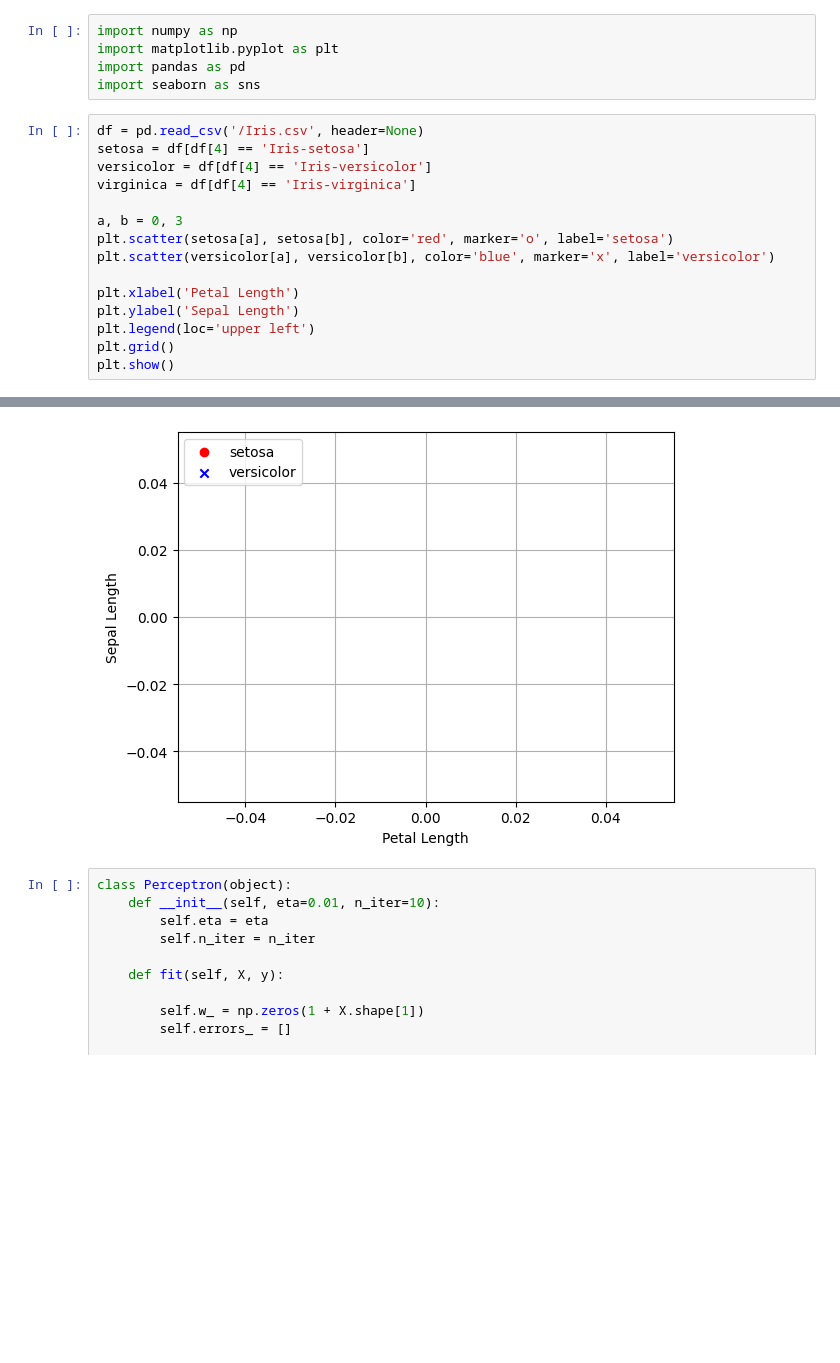
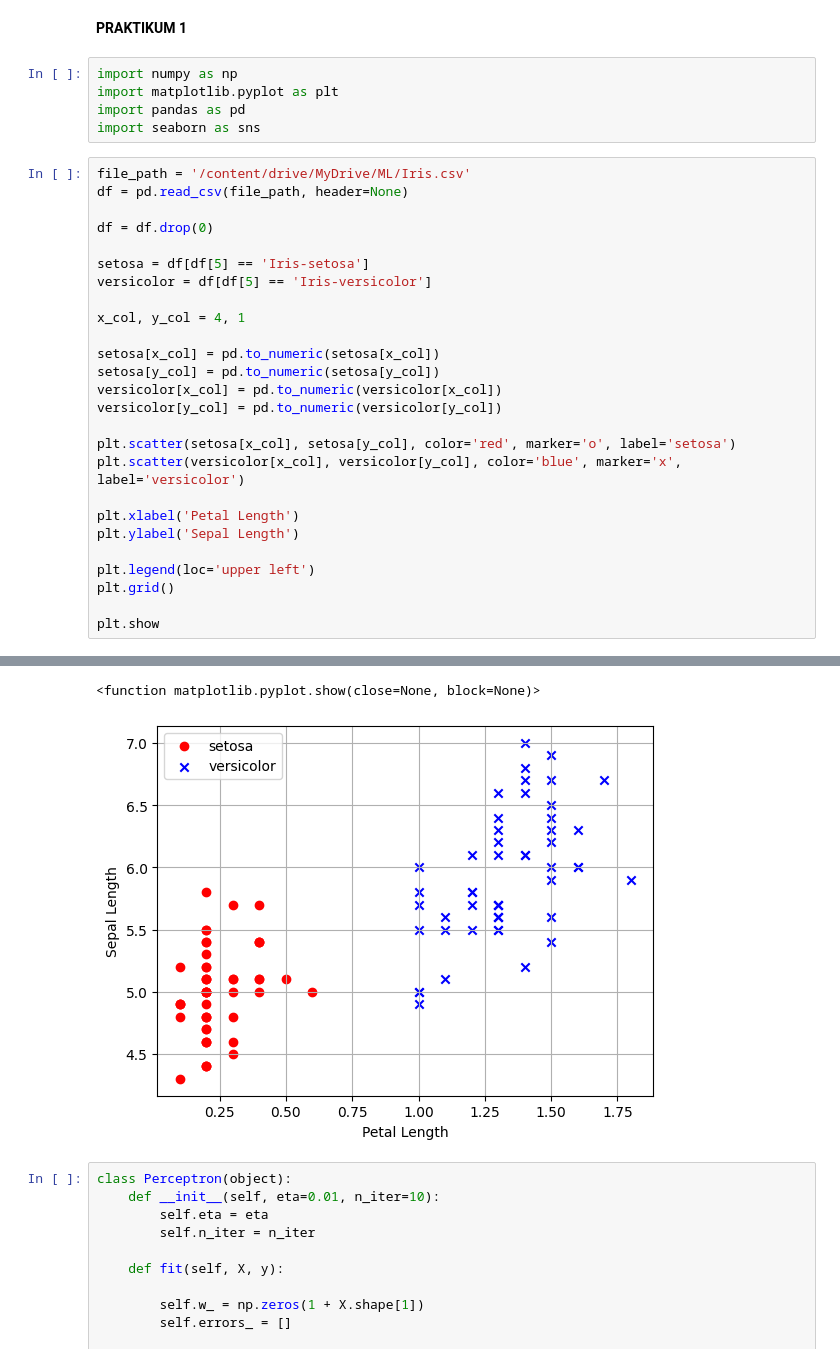
Before and after one commit to sbylash/23_Shasia-Sasa_ML, a Jupyter notebook: Week9.ipynb, the cells around one changed output, grey strips where cells are left out. Saved outputs shown, nothing was run; the diff lists cells and outputs as text; blank space fills up the shorter version.

```diff
--- a/Week9.ipynb
+++ b/Week9.ipynb
@@ -1,23 +1,36 @@
 # %% [markdown]
 <a href="https://colab.research.google.com/github/sbylash/23_Shasia-Sasa_ML/blob/main/Week9.ipynb" target="_parent"><img src="https://colab.research.google.com/assets/colab-badge.svg" alt="Open In Colab"/></a>
+# %% [markdown]
+**PRAKTIKUM 1**
 # %%
 import numpy as np
 import matplotlib.pyplot as plt
 import pandas as pd
 import seaborn as sns
 # %%
-df = pd.read_csv('/Iris.csv', header=None)
-setosa = df[df[4] == 'Iris-setosa']
-versicolor = df[df[4] == 'Iris-versicolor']
-virginica = df[df[4] == 'Iris-virginica']
+file_path = '/content/drive/MyDrive/ML/Iris.csv'
+df = pd.read_csv(file_path, header=None)
 
-a, b = 0, 3
-plt.scatter(setosa[a], setosa[b], color='red', marker='o', label='setosa')
-plt.scatter(versicolor[a], versicolor[b], color='blue', marker='x', label='versicolor')
+df = df.drop(0)
+
+setosa = df[df[5] == 'Iris-setosa']
+versicolor = df[df[5] == 'Iris-versicolor']
+
+x_col, y_col = 4, 1
+
+setosa[x_col] = pd.to_numeric(setosa[x_col])
+setosa[y_col] = pd.to_numeric(setosa[y_col])
+versicolor[x_col] = pd.to_numeric(versicolor[x_col])
+versicolor[y_col] = pd.to_numeric(versicolor[y_col])
+
+plt.scatter(setosa[x_col], setosa[y_col], color='red', marker='o', label='setosa')
+plt.scatter(versicolor[x_col], versicolor[y_col], color='blue', marker='x', label='versicolor')
 
 plt.xlabel('Petal Length')
 plt.ylabel('Sepal Length')
+
 plt.legend(loc='upper left')
 plt.grid()
-plt.show()
+
+plt.show
 # %% [output]
@@ -24,4 +57,5 @@ plt.show()
+<function matplotlib.pyplot.show(close=None, block=None)>
-[figure, old version]
+[figure, new version]
 # %%
 class Perceptron(object):
     def __init__(self, eta=0.01, n_iter=10):
```
Also changed, not shown: parts of 32 cells of this notebook.
